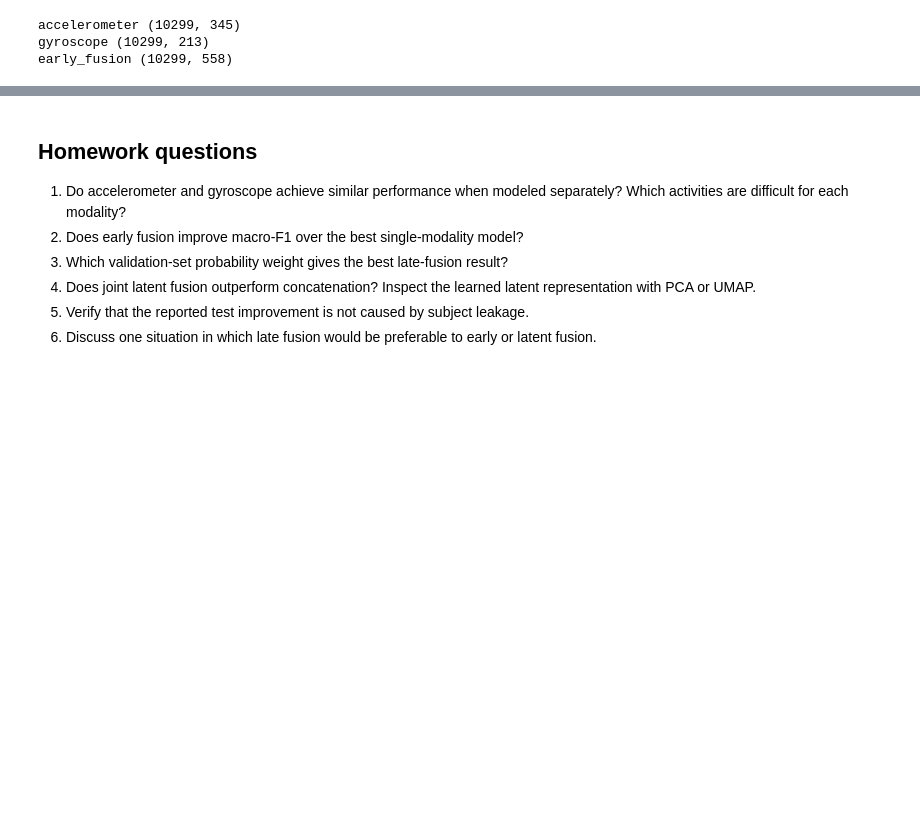
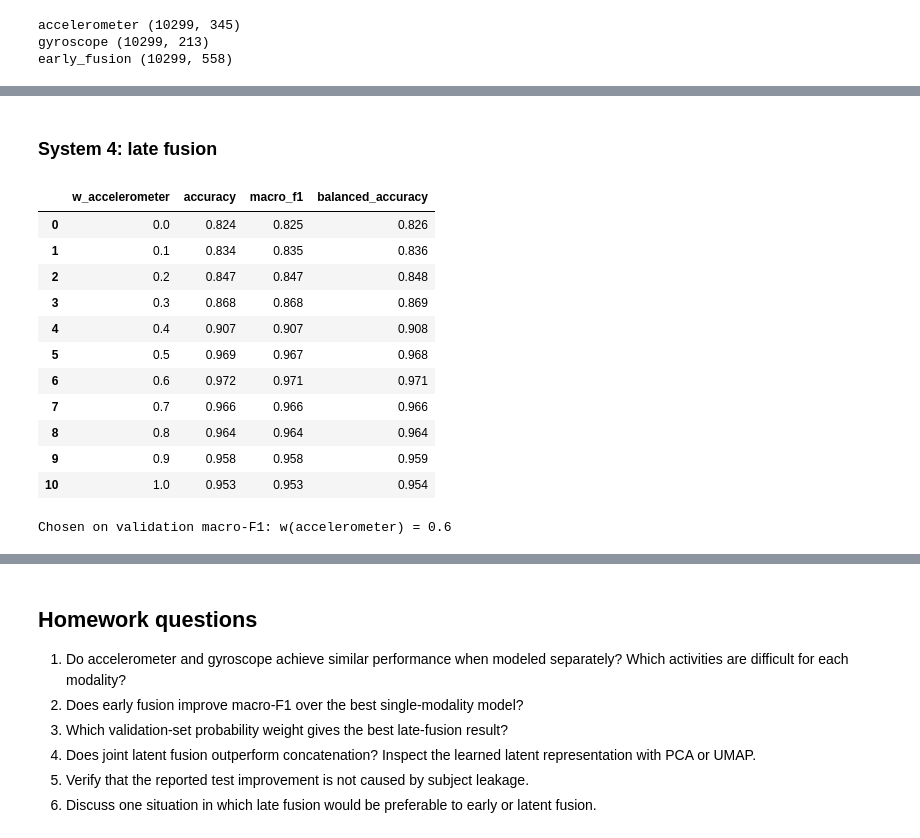
Before and after one commit to AnnGur/KSE_ML_for_bioinformatics, a Jupyter notebook: practicals/week11/Practical_11_Multimodal_SCOPE_seq2.ipynb, the cells around one changed output, grey strips where cells are left out. Saved outputs shown, nothing was run; the diff lists cells and outputs as text; code cells hidden in the pictures; blank space fills up the shorter version.

```diff
--- a/practicals/week11/Practical_11_Multimodal_SCOPE_seq2.ipynb
+++ b/practicals/week11/Practical_11_Multimodal_SCOPE_seq2.ipynb
@@ -1095,0 +1129,27 @@ early_fusion (10299, 558)
+# %%
+# Systems 1-3: same candidates and same rule for every block; the candidate with the best validation macro-F1 is kept.
+from joblib import Parallel, delayed
+
+def xgb_job(params, X_fit, y_fit, X_list):
+    # separate worker process: PyTorch and XGBoost in one process killed the kernel here (see the note below)
+    from xgboost import XGBClassifier
+    model = XGBClassifier(**params, n_estimators=200, subsample=0.8, colsample_bytree=0.5, tree_method="hist",
+                          n_jobs=1, random_state=181126, objective="multi:softprob").fit(X_fit, y_fit)
+    return [model.predict_proba(X) for X in X_list]
+
+xgb_grid = [dict(max_depth=d, learning_rate=r) for d, r in itertools.product((3, 6), (0.05, 0.2))]
+selection_rows, proba = [], {}
+for system, block in har_blocks.items():
+    X_tr, y_tr = block_xy(block, "train"); X_va, _ = block_xy(block, "validation"); X_te, _ = block_xy(block, "test")
+    candidates = []    # (family, setting, validation probabilities, test probabilities)
+    for C in (0.01, 0.1, 1.0, 10.0):
+        model = Pipeline([("scale", StandardScaler()), ("model", LogisticRegression(C=C, max_iter=3000))]).fit(X_tr, y_tr)
+        candidates.append(("LogReg", f"C={C}", model.predict_proba(X_va), model.predict_proba(X_te)))
+    for params, (p_va, p_te) in zip(xgb_grid, Parallel(n_jobs=2, backend="loky")(delayed(xgb_job)(p, X_tr, y_tr, [X_va, X_te]) for p in xgb_grid)):
+        candidates.append(("XGBoost", f"depth={params['max_depth']}, lr={params['learning_rate']}", p_va, p_te))
+    scores = [f1_score(y_val_har, c[2].argmax(1), average="macro") for c in candidates]
+    best = int(np.argmax(scores))            # selected on validation only; test probabilities are used for that candidate only
+    selection_rows += [{"system": system, "family": c[0], "setting": c[1], "val_macro_f1": f} for c, f in zip(candidates, scores)]
+    proba[system] = {"validation": candidates[best][2], "test": candidates[best][3]}
+    print(system, "->", candidates[best][0], candidates[best][1], "| validation macro-F1 %.3f" % scores[best])
+display(pd.DataFrame(selection_rows).pivot_table(index=["family", "setting"], columns="system", values="val_macro_f1").round(3))
@@ -1095,0 +1170,27 @@ early_fusion (10299, 558)
+# %% [markdown]
+### System 4: late fusion
+# %%
+# System 4: w * P(accelerometer) + (1 - w) * P(gyroscope); validation scores below, w chosen on validation macro-F1.
+late_rows = []
+for w in np.round(np.linspace(0, 1, 11), 1):
+    p_val = w * proba["accelerometer"]["validation"] + (1 - w) * proba["gyroscope"]["validation"]
+    late_rows.append({"w_accelerometer": w, **har_scores(y_val_har, p_val.argmax(1))})
+late_table = pd.DataFrame(late_rows)
+display(late_table.round(3))
+best_w = float(late_table.loc[late_table["macro_f1"].idxmax(), "w_accelerometer"])
+print("Chosen on validation macro-F1: w(accelerometer) =", best_w)
+proba["late_fusion"] = {part: best_w * proba["accelerometer"][part] + (1 - best_w) * proba["gyroscope"][part] for part in ("validation", "test")}
+# %% [output]
+|  | w_accelerometer | accuracy | macro_f1 | balanced_accuracy |
+| 0 | 0.0 | 0.824 | 0.825 | 0.826 |
+| 1 | 0.1 | 0.834 | 0.835 | 0.836 |
+| 2 | 0.2 | 0.847 | 0.847 | 0.848 |
+| 3 | 0.3 | 0.868 | 0.868 | 0.869 |
+| 4 | 0.4 | 0.907 | 0.907 | 0.908 |
+| 5 | 0.5 | 0.969 | 0.967 | 0.968 |
+| 6 | 0.6 | 0.972 | 0.971 | 0.971 |
+| 7 | 0.7 | 0.966 | 0.966 | 0.966 |
+| 8 | 0.8 | 0.964 | 0.964 | 0.964 |
+| 9 | 0.9 | 0.958 | 0.958 | 0.959 |
+| 10 | 1.0 | 0.953 | 0.953 | 0.954 |
+Chosen on validation macro-F1: w(accelerometer) = 0.6
```
Also changed, not shown: parts of 16 cells of this notebook.
